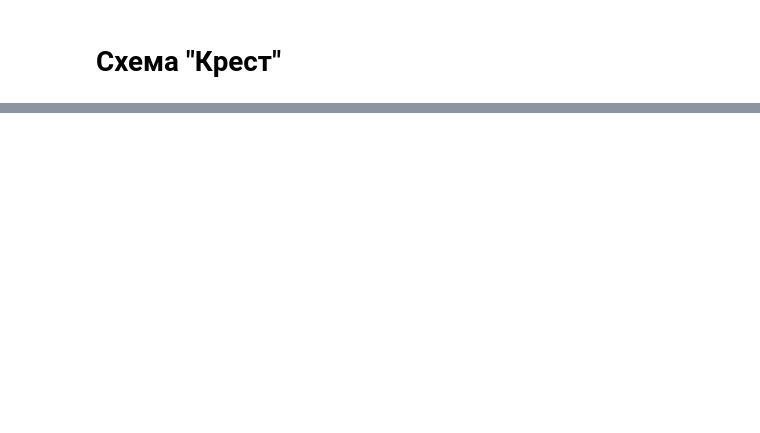
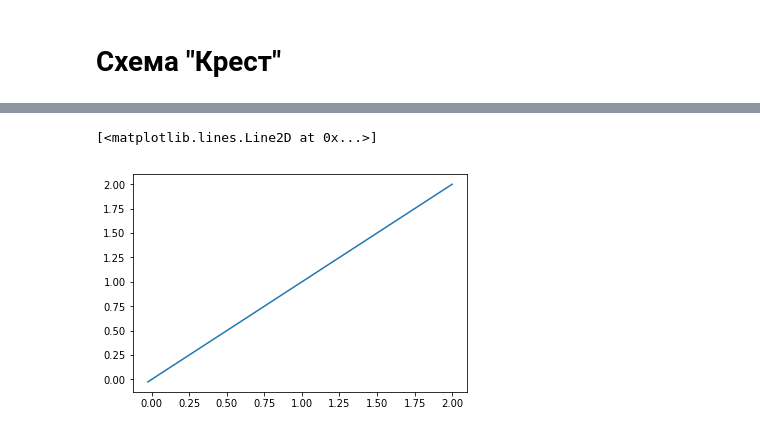
Before and after one commit to stronius1/Kolebaniya_var_G, a Jupyter notebook: Kolebania 2nd part.ipynb, the cells around one changed output, grey strips where cells are left out. Drawn from its saved outputs; the diff is of its cells as text; code cells hidden in the pictures; blank space fills up the shorter version.

```diff
--- a/Kolebania 2nd part.ipynb
+++ b/Kolebania 2nd part.ipynb
@@ -41,5 +42,7 @@ fig = go.Figure(data=[go.Surface(z=y, x=x, y=t)])
 fig.update_layout(title='Numerical Solution', autosize = True,height = 800,scene = dict(
                      xaxis_title='X', yaxis_title='T', zaxis_title='Y'),)
 fig.show()
+
+plt.plot(x,x)
 # %% [output]
 [interactive output not drawn]
@@ -47,3 +49,5 @@ fig.show()
+[<matplotlib.lines.Line2D at 0x...>]
+[figure, added]
 # %%
 '''
 Создание и заполнение массивов аналитического решения и ошибки.'''
```
Also changed, not shown: parts of 2 cells of this notebook.
